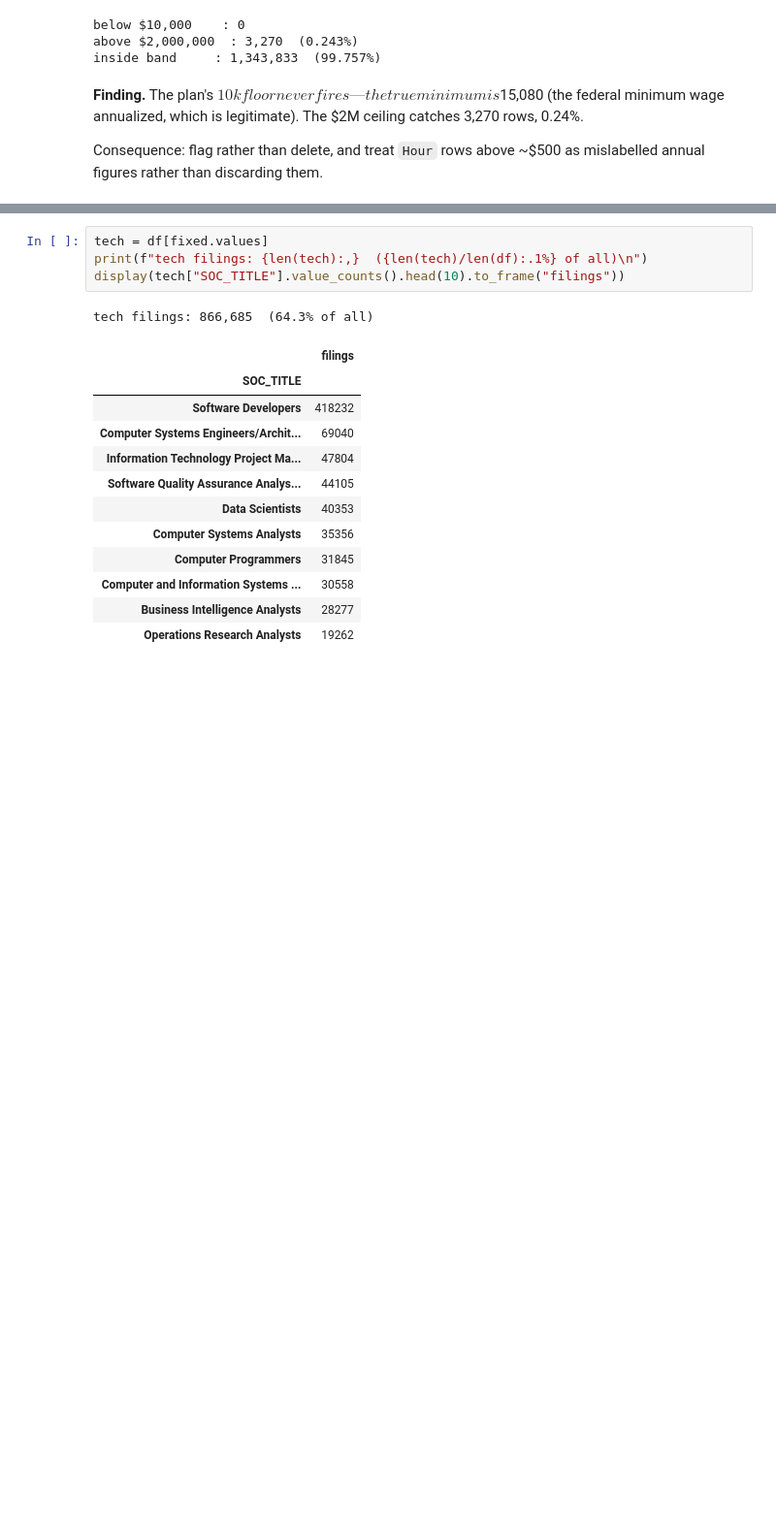
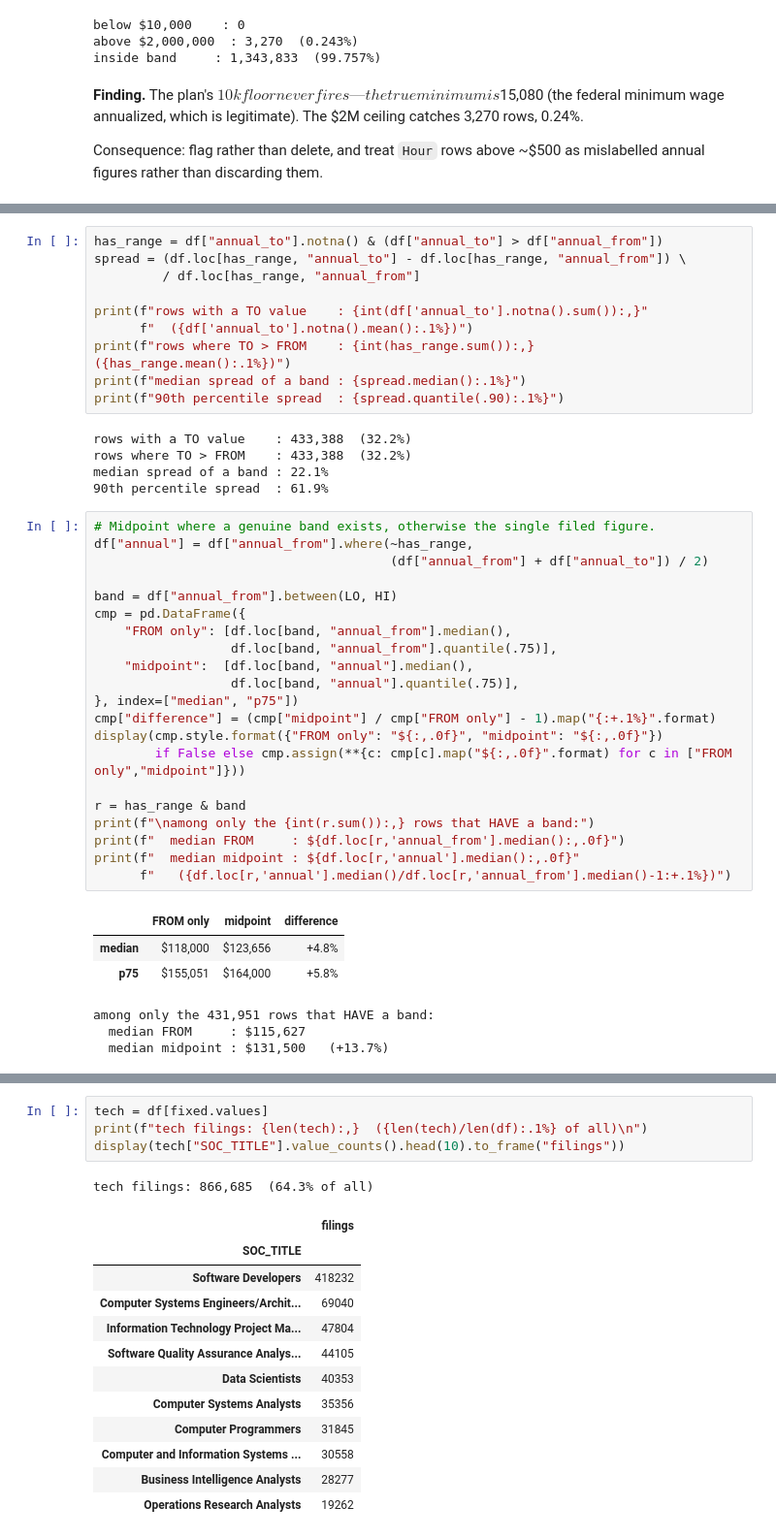
Before and after one commit to JustinRheyDavid/H-1B-Tech-Salary-Explore, a Jupyter notebook: notebooks/01_exploration.ipynb, the cells around one changed output, grey strips where cells are left out. Shown at 97% size. Saved outputs shown, nothing was run; the diff lists cells and outputs as text; blank space fills up the shorter version.

```diff
--- a/notebooks/01_exploration.ipynb
+++ b/notebooks/01_exploration.ipynb
@@ -238,0 +288,43 @@ mislabelled annual figures rather than discarding them.
+# %%
+has_range = df["annual_to"].notna() & (df["annual_to"] > df["annual_from"])
+spread = (df.loc[has_range, "annual_to"] - df.loc[has_range, "annual_from"]) \
+         / df.loc[has_range, "annual_from"]
+
+print(f"rows with a TO value    : {int(df['annual_to'].notna().sum()):,}"
+      f"  ({df['annual_to'].notna().mean():.1%})")
+print(f"rows where TO > FROM    : {int(has_range.sum()):,}  ({has_range.mean():.1%})")
+print(f"median spread of a band : {spread.median():.1%}")
+print(f"90th percentile spread  : {spread.quantile(.90):.1%}")
+# %% [output]
+rows with a TO value    : 433,388  (32.2%)
+rows where TO > FROM    : 433,388  (32.2%)
+median spread of a band : 22.1%
+90th percentile spread  : 61.9%
+# %%
+# Midpoint where a genuine band exists, otherwise the single filed figure.
+df["annual"] = df["annual_from"].where(~has_range,
+                                       (df["annual_from"] + df["annual_to"]) / 2)
+
+band = df["annual_from"].between(LO, HI)
+cmp = pd.DataFrame({
+    "FROM only": [df.loc[band, "annual_from"].median(),
+                  df.loc[band, "annual_from"].quantile(.75)],
+    "midpoint":  [df.loc[band, "annual"].median(),
+                  df.loc[band, "annual"].quantile(.75)],
+}, index=["median", "p75"])
+cmp["difference"] = (cmp["midpoint"] / cmp["FROM only"] - 1).map("{:+.1%}".format)
+display(cmp.style.format({"FROM only": "${:,.0f}", "midpoint": "${:,.0f}"})
+        if False else cmp.assign(**{c: cmp[c].map("${:,.0f}".format) for c in ["FROM only","midpoint"]}))
+
+r = has_range & band
+print(f"\namong only the {int(r.sum()):,} rows that HAVE a band:")
+print(f"  median FROM     : ${df.loc[r,'annual_from'].median():,.0f}")
+print(f"  median midpoint : ${df.loc[r,'annual'].median():,.0f}"
+      f"   ({df.loc[r,'annual'].median()/df.loc[r,'annual_from'].median()-1:+.1%})")
+# %% [output]
+|  | FROM only | midpoint | difference |
+| median | $118,000 | $123,656 | +4.8% |
+| p75 | $155,051 | $164,000 | +5.8% |
+among only the 431,951 rows that HAVE a band:
+  median FROM     : $115,627
+  median midpoint : $131,500   (+13.7%)
```
Also changed, not shown: parts of 28 cells of this notebook, 1 other file.
